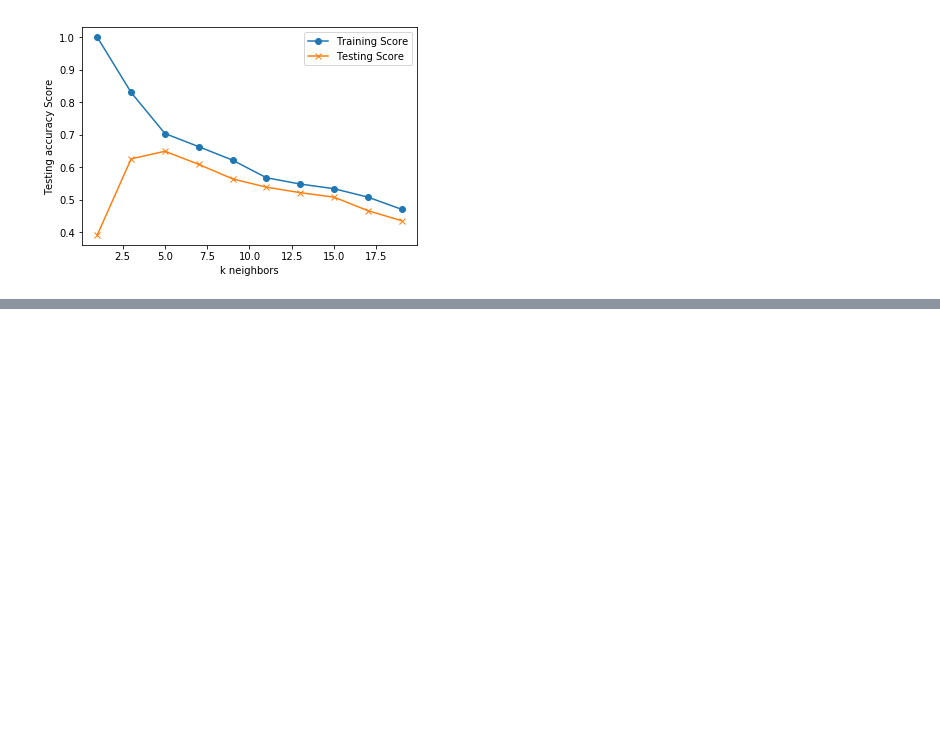
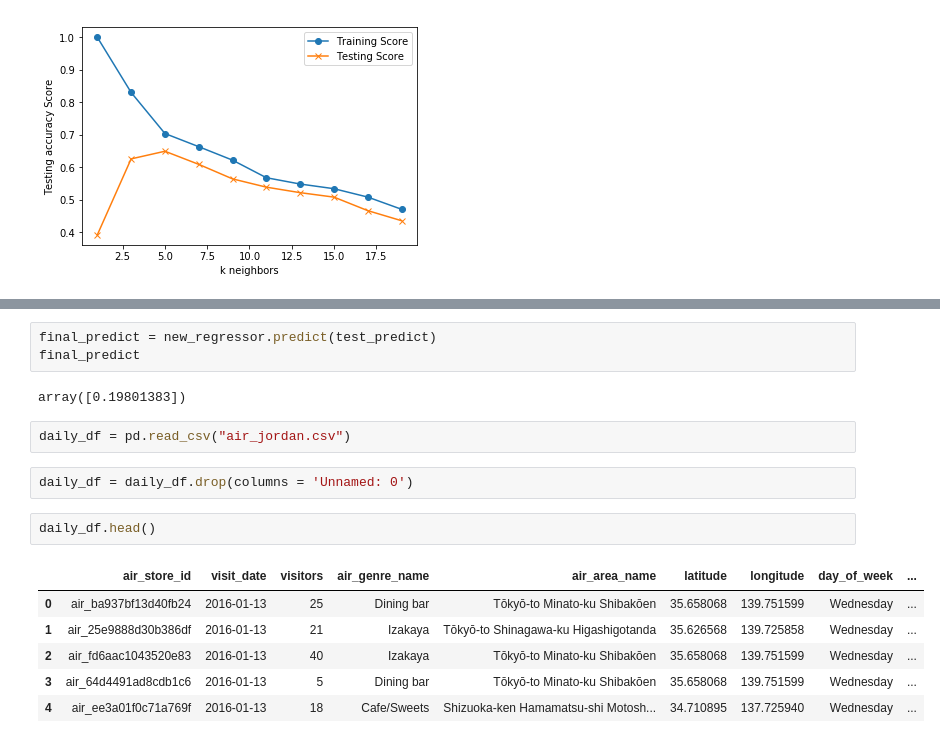
Before and after one commit to Gan001/dataviz-final-project, a Jupyter notebook: KNN_attempt.ipynb, the cells around one changed output, grey strips where cells are left out. Drawn from its saved outputs; the diff is of its cells as text; blank space fills up the shorter version.

```diff
--- a/KNN_attempt.ipynb
+++ b/KNN_attempt.ipynb
@@ -275,0 +313,18 @@ k: 19, Train/Test Score: 0.471/0.436
+# %%
+final_predict = new_regressor.predict(test_predict)
+final_predict
+# %% [output]
+array([0.19801383])
+# %%
+daily_df = pd.read_csv("air_jordan.csv")
+# %%
+daily_df = daily_df.drop(columns = 'Unnamed: 0')
+# %%
+daily_df.head()
+# %% [output]
+|  | air_store_id | visit_date | visitors | air_genre_name | air_area_name | latitude | longitude | day_of_week | ... |
+| 0 | air_ba937bf13d40fb24 | 2016-01-13 | 25 | Dining bar | Tōkyō-to Minato-ku Shibakōen | 35.658068 | 139.751599 | Wednesday | ... |
+| 1 | air_25e9888d30b386df | 2016-01-13 | 21 | Izakaya | Tōkyō-to Shinagawa-ku Higashigotanda | 35.626568 | 139.725858 | Wednesday | ... |
+| 2 | air_fd6aac1043520e83 | 2016-01-13 | 40 | Izakaya | Tōkyō-to Minato-ku Shibakōen | 35.658068 | 139.751599 | Wednesday | ... |
+| 3 | air_64d4491ad8cdb1c6 | 2016-01-13 | 5 | Dining bar | Tōkyō-to Minato-ku Shibakōen | 35.658068 | 139.751599 | Wednesday | ... |
+| 4 | air_ee3a01f0c71a769f | 2016-01-13 | 18 | Cafe/Sweets | Shizuoka-ken Hamamatsu-shi Motosh... | 34.710895 | 137.725940 | Wednesday | ... |
```
Also changed, not shown: parts of 23 cells of this notebook.
